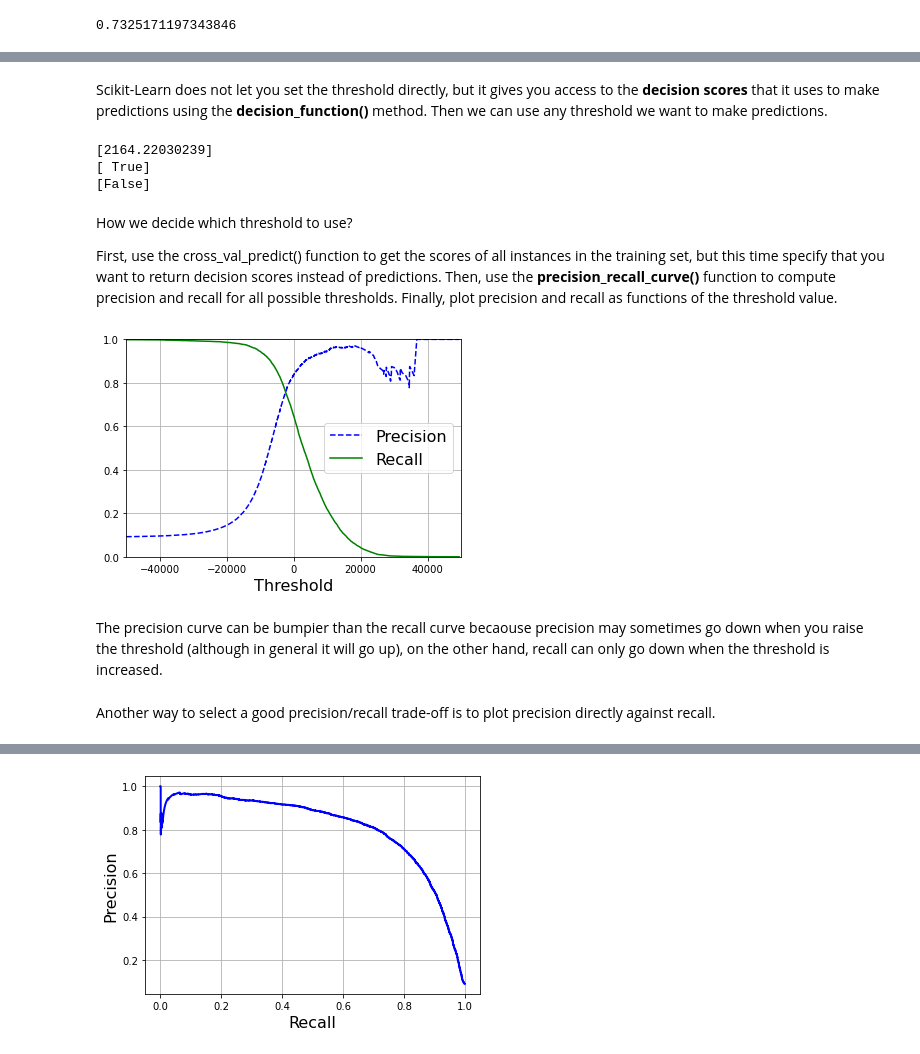
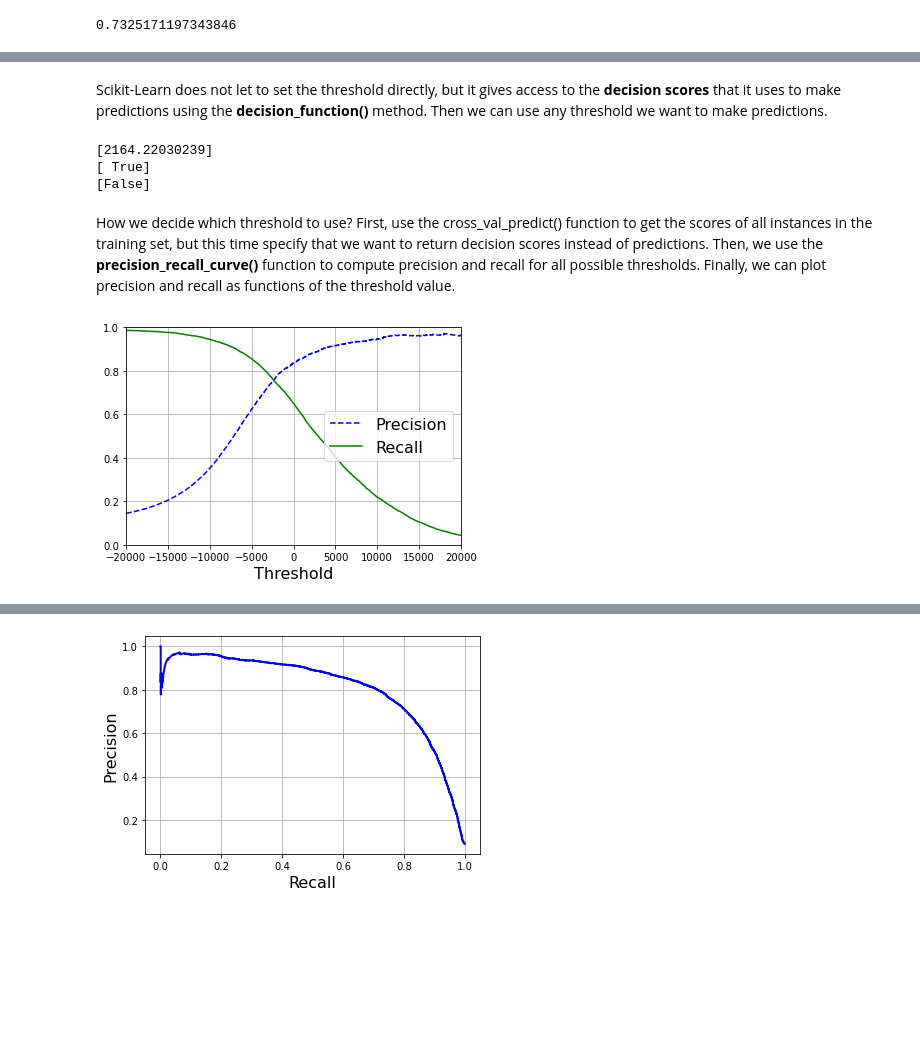
Before and after one commit to ethangillett/machine-learning_riccardoberta, a Jupyter notebook: 01-introduction/03-classification.ipynb, the cells around one changed output, grey strips where cells are left out. Cells and saved outputs as stored; diff of their text form; code cells hidden in the pictures; blank space fills up the shorter version.

```diff
--- a/01-introduction/03-classification.ipynb
+++ b/01-introduction/03-classification.ipynb
@@ -256,7 +216,7 @@ decreasing recall. Conversely, lowering the threshold increases recall and reduc
 
 <img src="images/precision_recall_trade_off.png" width="600">
 # %% [markdown]
-Scikit-Learn does not let you set the threshold directly, but it gives you access to the **decision scores** that it uses to make predictions using the **decision_function()** method. Then we can use any threshold we want to make predictions.
+Scikit-Learn does not let to set the threshold directly, but it gives access to the **decision scores** that it uses to make predictions using the **decision_function()** method. Then we can use any threshold we want to make predictions.
 # %%
 y_scores = sgd_clf.decision_function([some_digit])
 print(y_scores)
@@ -273,32 +233,20 @@ print(y_some_digit_pred)
 [ True]
 [False]
 # %% [markdown]
-How we decide which threshold to use?
-
-First, use the cross_val_predict() function to get the scores of all instances in the
-training set, but this time specify that you want to return decision scores instead of predictions. Then, use the **precision_recall_curve()** function to compute precision and recall for all possible thresholds. Finally, plot precision and recall as functions of the threshold value.
+How we decide which threshold to use? First, use the cross_val_predict() function to get the scores of all instances in the training set, but this time specify that we want to return decision scores instead of predictions. Then, we use the **precision_recall_curve()** function to compute precision and recall for all possible thresholds. Finally, we can plot precision and recall as functions of the threshold value.
 # %%
 from sklearn.metrics import precision_recall_curve
 
-y_scores = cross_val_predict(sgd_clf,
-                             X_train,
-                             y_train_5,
-                             cv=3,
-                             method="decision_function")
+y_scores = cross_val_predict(sgd_clf, X_train, y_train_5, cv=3, method="decision_function")
 
 precisions, recalls, thresholds = precision_recall_curve(y_train_5, y_scores)
 # %%
 plt.plot(thresholds, precisions[:-1], "b--", label="Precision")
 plt.plot(thresholds, recalls[:-1], "g-", label="Recall")
 plt.legend(loc="center right", fontsize=16)
 plt.xlabel("Threshold", fontsize=16)
 plt.grid(True)
-plt.axis([-50000, 50000, 0, 1])
+plt.axis([-20000, 20000, 0, 1])
 plt.show()
 # %% [output]
-[figure, old version]
+[figure, new version]
-# %% [markdown]
-The precision curve can be bumpier than the recall curve becaouse precision may sometimes go down when you raise the threshold (although in general it will go up), on the other hand, recall can only go down when the threshold is increased.
-# %% [markdown]
-Another way to select a good precision/recall trade-off is to plot precision
-directly against recall.
```
Also changed, not shown: parts of 53 cells of this notebook, 7 other files.
